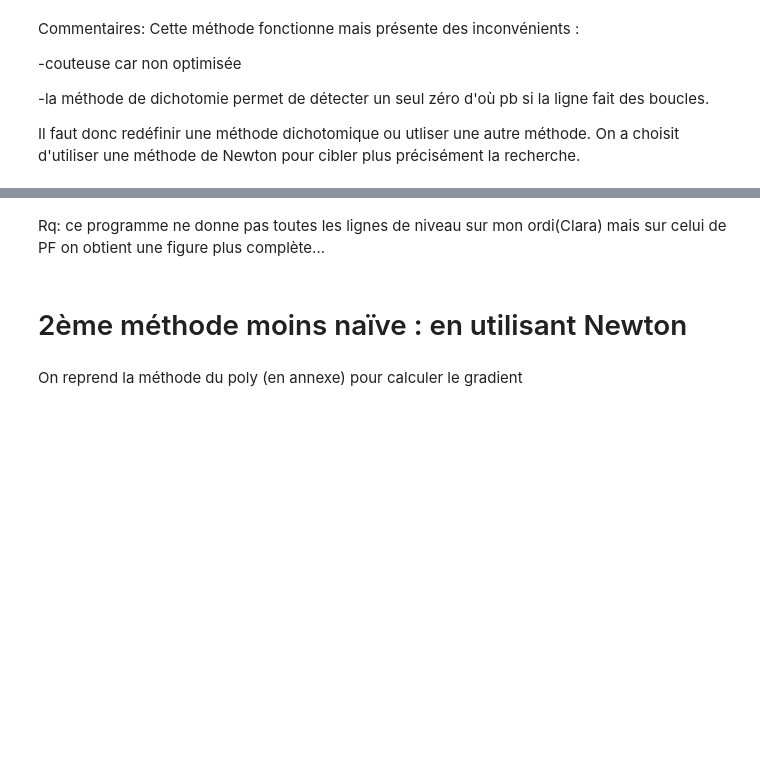
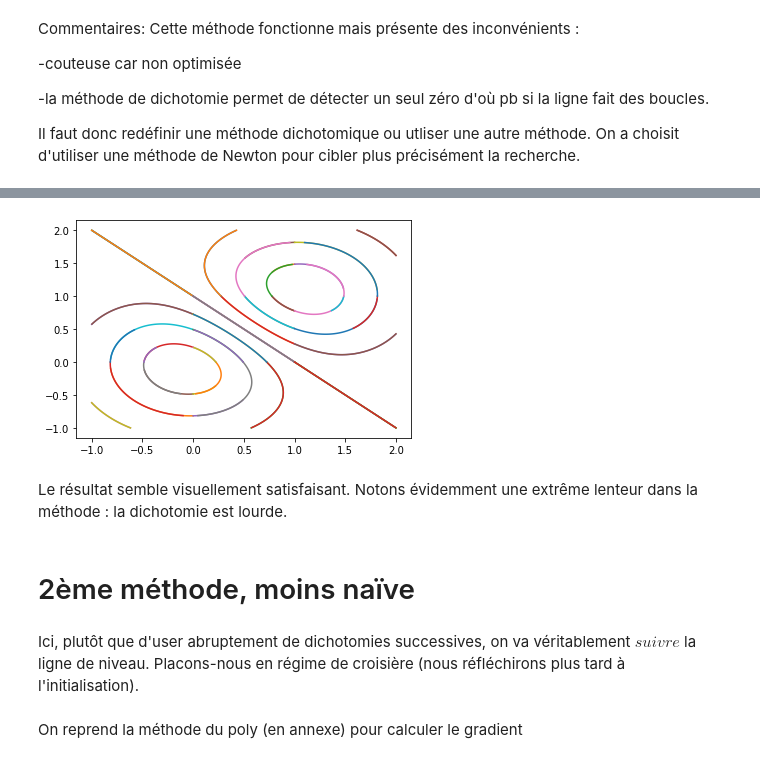
Before and after one commit to claraallois/projet_mathinfo, a Jupyter notebook: notebook_mi.ipynb, the cells around one changed output, grey strips where cells are left out. Saved outputs shown, nothing was run; the diff lists cells and outputs as text; code cells hidden in the pictures; blank space fills up the shorter version.

```diff
--- a/notebook_mi.ipynb
+++ b/notebook_mi.ipynb
@@ -212,0 +168,18 @@ def contour(f,xgauche,xdroit,ybas,yhaut,c,delta=0.01,eps=2**-13):
+# %%
+def find_seed_abscisse(f,ordonnee,xgauche,xdroit,c,eps=10**-5):
+
+    def g(x,y):
+        return (f(x,y)-c)
+
+    if g(xgauche,ordonnee)*g(xdroit,ordonnee)>0:
+        return(None)
+    a=xgauche
+    b=xdroit
+
+    while b-a >= eps:
+        mil=(a+b)/2
+        if g(a,ordonnee)*g(mil,ordonnee)<=0:
+            b=mil
+        else:
+            a=mil
+    return(b)
@@ -213,18 +243,28 @@ def contour(f,xgauche,xdroit,ybas,yhaut,c,delta=0.01,eps=2**-13):
 # %%
 
 def f(x,y):
-    return (exp(-x**2-y**2)-exp(-(x-1)**2-(y-1)**2))
+    return ( 2*(np.exp(-x**2-y**2) - np.exp(-(x-1)**2-(y-1)**2)))
 
 ####
-cote = [-1 , 0 , 1 , 2 ]
-for i in range(len(cote)-1):
-    for j in range(len(cote)-1):
-        for c in [-1.5 , -1 , -0.5 , 0 , 0.5 , 1 , 1.5 ] :
-            contour(f,cote[i],cote[i+1],cote[j],cote[j+1],c)
-#on cherche pour la fonction f les lignes de niveau entre -1,5 et 1,5.
-#pour ce faire on découpe la figure en plusieurs carrés dont les abscisses et ordonnes limites sont listées dans cote
+côté = [-1, 0, 1, 2]
+valeurs = [-1.5, -1, -0.5, 0, 0.5, 1, 1.5]
+
+for i in range(len(côté)-1):
+
+    for j in range(len(côté)-1):
+
+        for c in valeurs :
+
+            simple_contour2(f,cote[i],cote[i+1],cote[j],cote[j+1],c)
+
+
+plt.show()
+# %% [output]
+[figure, added]
-# %% [markdown]
-Rq: ce programme ne donne pas toutes les lignes de niveau sur mon ordi(Clara) mais sur celui de PF on obtient une figure plus complète...
+# %% [markdown]
+Le résultat semble visuellement satisfaisant. Notons évidemment une extrême lenteur dans la méthode : la dichotomie est lourde.
 # %% [markdown]
-# 2ème méthode moins naïve : en utilisant Newton
+# 2ème méthode, moins naïve
+# %% [markdown]
+Ici, plutôt que d'user abruptement de dichotomies successives, on va véritablement $suivre$ la ligne de niveau. Placons-nous en régime de croisière (nous réfléchirons plus tard à l'initialisation).
 # %%
```
Also changed, not shown: parts of 31 cells of this notebook.
